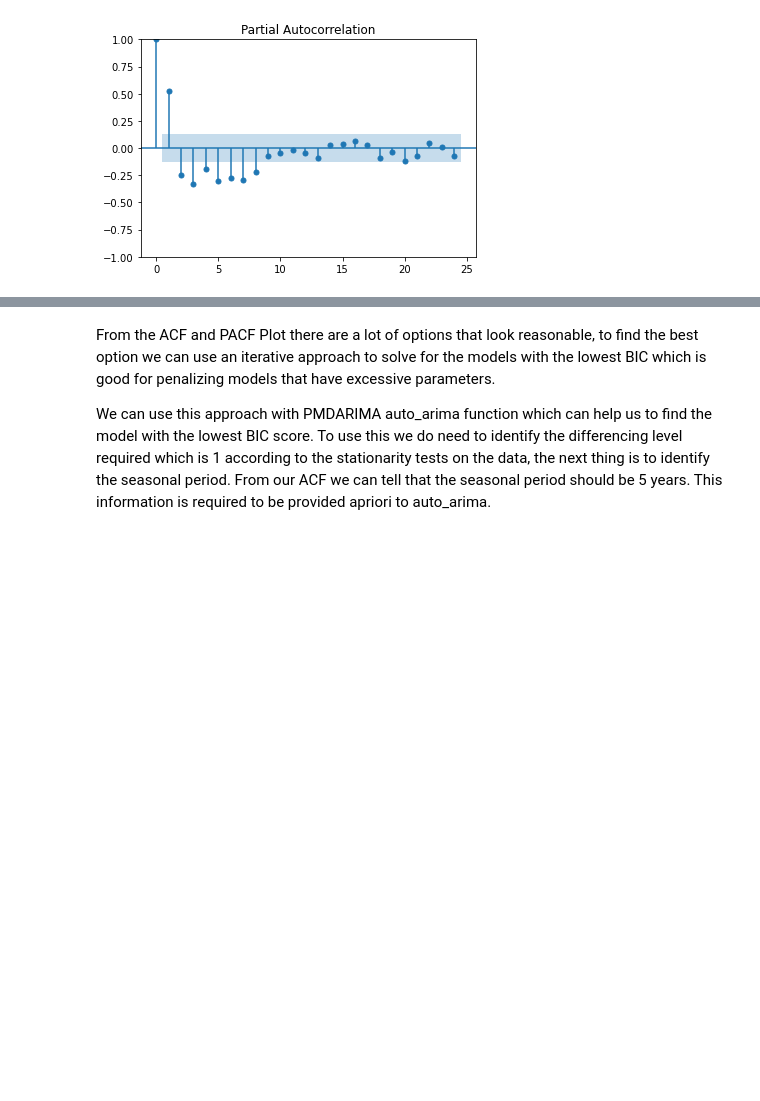
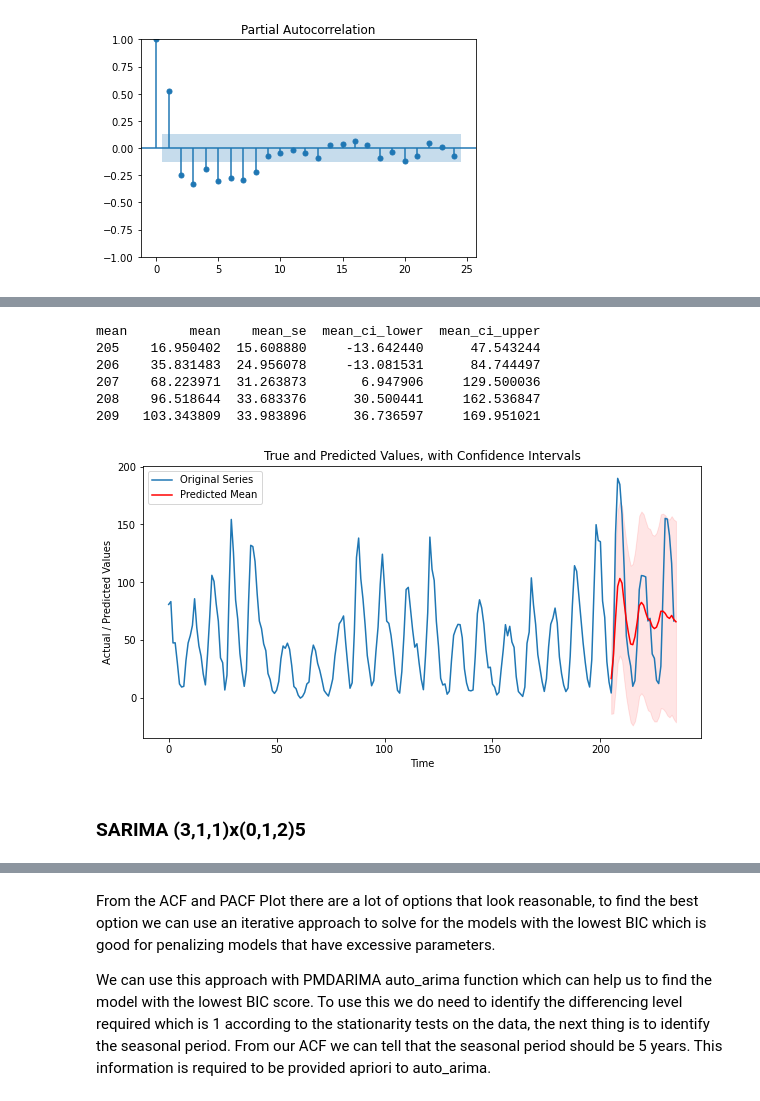
Before and after one commit to josh-grou/Final-Project, a Jupyter notebook: Final_Project.ipynb, the cells around one changed output, grey strips where cells are left out. Cells and saved outputs as stored; diff of their text form; code cells hidden in the pictures; blank space fills up the shorter version.

```diff
--- a/Final_Project.ipynb
+++ b/Final_Project.ipynb
@@ -475,0 +535,31 @@ plt.show()
+# %%
+preds_df = (res_pmd
+            .get_prediction(start=205, end=235)
+            .summary_frame(alpha=0.05)
+)
+print(preds_df.head())
+
+# Plot the training data, predicted means and confidence intervals
+fig, ax = plt.subplots(figsize=(10,5))
+ax = yearly_spots.plot(label='Original Series')
+ax.set(
+    title='True and Predicted Values, with Confidence Intervals',
+    xlabel='Time',
+    ylabel='Actual / Predicted Values'
+)
+preds_df['mean'].plot(ax=ax, style='r', label='Predicted Mean')
+ax.fill_between(
+    preds_df.index, preds_df['mean_ci_lower'], preds_df['mean_ci_upper'],
+    color='r', alpha=0.1
+)
+legend = ax.legend(loc='upper left')
+# %% [output]
+mean        mean    mean_se  mean_ci_lower  mean_ci_upper
+205    16.950402  15.608880     -13.642440      47.543244
+206    35.831483  24.956078     -13.081531      84.744497
+207    68.223971  31.263873       6.947906     129.500036
+208    96.518644  33.683376      30.500441     162.536847
+209   103.343809  33.983896      36.736597     169.951021
+[figure, added]
+# %% [markdown]
+### SARIMA (3,1,1)x(0,1,2)5
```
Also changed, not shown: parts of 17 cells of this notebook.
